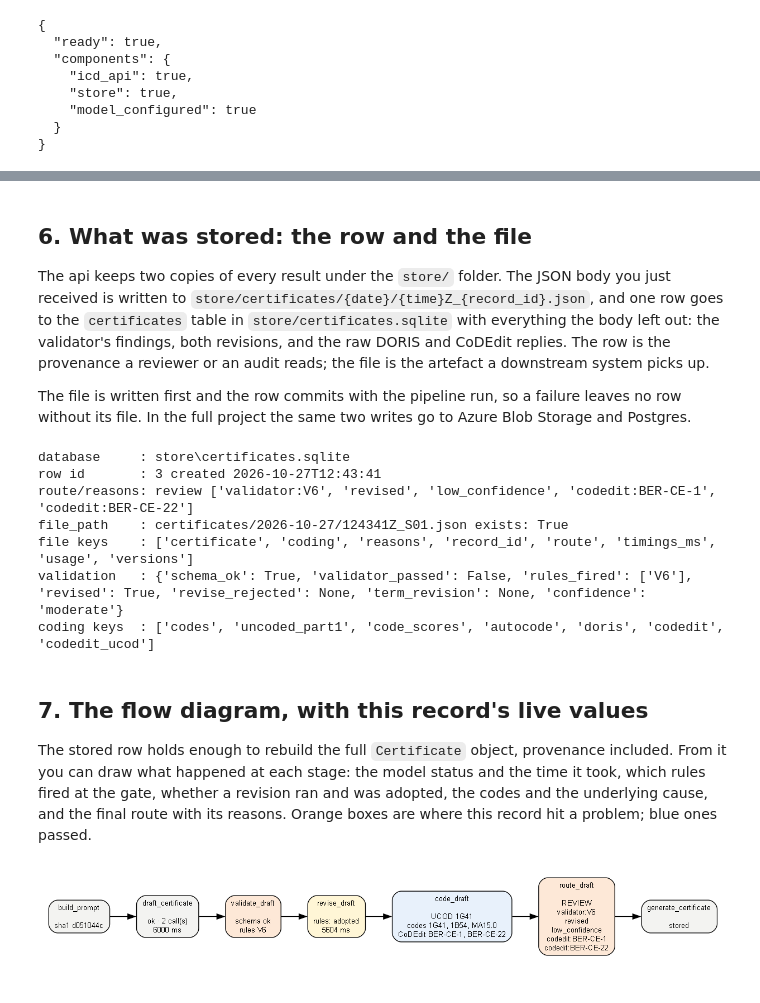
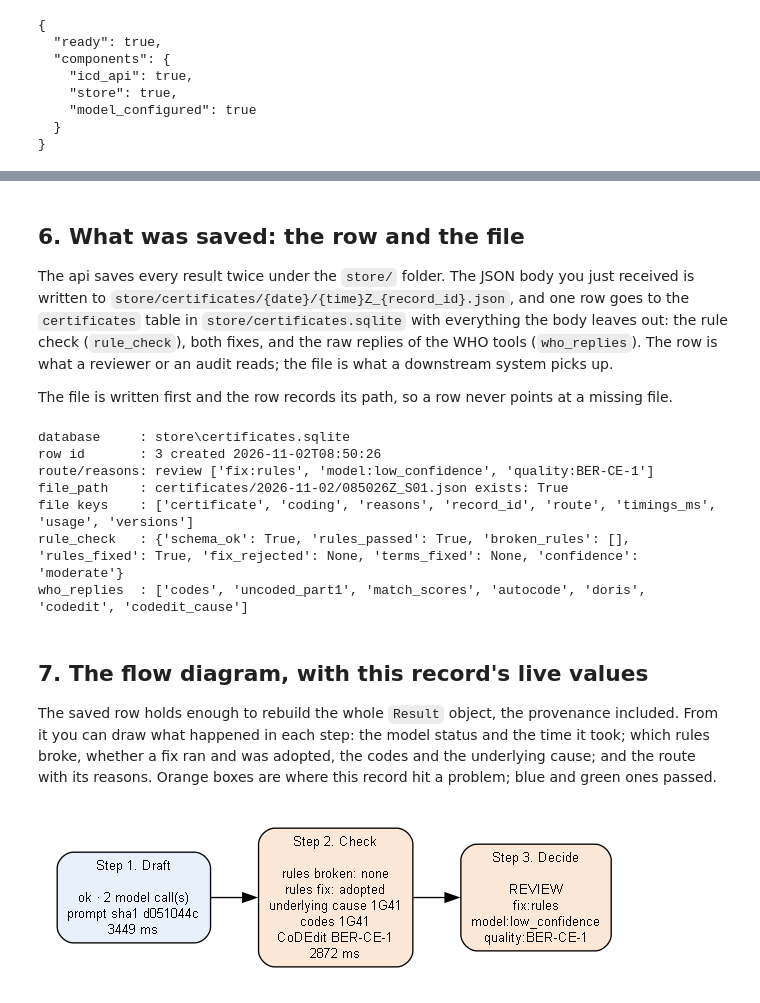
Before and after one commit to kevindoingstuff/autoMCCD-lite, a Jupyter notebook: notebooks/how-to-guide.ipynb, the cells around one changed output, grey strips where cells are left out. Drawn from its saved outputs; the diff is of its cells as text; code cells hidden in the pictures.

```diff
--- a/notebooks/how-to-guide.ipynb
+++ b/notebooks/how-to-guide.ipynb
@@ -163,59 +175,52 @@ highlight_spans(record, resp["certificate"])
 field: case_narrative
 A male aged 49 years was admitted to hospital with a history of fever, disorientation and drowsiness for the last 2 days. Focal neurological findings were identified on physical examination and a prov ...
 # %% [markdown]
-## 6. What was stored: the row and the file
+## 6. What was saved: the row and the file
 
-The api keeps two copies of every result under the `store/` folder. The JSON body you just received
-is written to `store/certificates/{date}/{time}Z_{record_id}.json`, and one row goes to the
-`certificates` table in `store/certificates.sqlite` with everything the body left out: the
-validator's findings, both revisions, and the raw DORIS and CoDEdit replies. The row is the
-provenance a reviewer or an audit reads; the file is the artefact a downstream system picks up.
+The api saves every result twice under the `store/` folder. The JSON body you just received is
+written to `store/certificates/{date}/{time}Z_{record_id}.json`, and one row goes to the
+`certificates` table in `store/certificates.sqlite` with everything the body leaves out: the rule
+check (`rule_check`), both fixes, and the raw replies of the WHO tools (`who_replies`). The row is
+what a reviewer or an audit reads; the file is what a downstream system picks up.
 
-The file is written first and the row commits with the pipeline run, so a failure leaves no row
-without its file. In the full project the same two writes go to Azure Blob Storage and Postgres.
+The file is written first and the row records its path, so a row never points at a missing file.
 # %%
-from sqlalchemy import select
-from automccd_lite.db import CertificateRow, db_path, session_scope
-from automccd_lite.storage import FileStorage
+from automccd_lite.store import db_path, latest_row, stored_file
 
-with session_scope() as s:
-    row = s.scalars(select(CertificateRow).where(CertificateRow.record_id == "S01")
-                    .order_by(CertificateRow.id.desc())).first()
-storage = FileStorage()
+row = latest_row("S01")
 print("database     :", db_path().relative_to(ROOT))
 print("row id       :", row.id, "created", row.created_at.isoformat(timespec="seconds"))
 print("route/reasons:", row.route, row.reasons)
-print("file_path    :", row.file_path, "exists:", storage.exists(row.file_path))
-print("file keys    :", sorted(storage.read(row.file_path)))
-print("validation   :", {k: row.validation[k] for k in ("schema_ok", "validator_passed", "rules_fired", "revised", "revise_rejected", "term_revision", "confidence")})
-print("coding keys  :", list((row.coding or {}).keys()))
+print("file_path    :", row.file_path, "exists:", stored_file(row.file_path).is_file())
+print("file keys    :", sorted(json.loads(stored_file(row.file_path).read_text(encoding="utf-8"))))
+print("rule_check   :", {k: row.rule_check[k] for k in ("schema_ok", "rules_passed", "broken_rules", "rules_fixed", "fix_rejected", "terms_fixed", "confidence")})
+print("who_replies  :", list((row.who_replies or {}).keys()))
 # %% [output]
 database     : store\certificates.sqlite
-row id       : 3 created 2026-10-27T12:43:41
-route/reasons: review ['validator:V6', 'revised', 'low_confidence', 'codedit:BER-CE-1', 'codedit:BER-CE-22']
-file_path    : certificates/2026-10-27/124341Z_S01.json exists: True
+row id       : 3 created 2026-11-02T08:50:26
+route/reasons: review ['fix:rules', 'model:low_confidence', 'quality:BER-CE-1']
+file_path    : certificates/2026-11-02/085026Z_S01.json exists: True
 file keys    : ['certificate', 'coding', 'reasons', 'record_id', 'route', 'timings_ms', 'usage', 'versions']
-validation   : {'schema_ok': True, 'validator_passed': False, 'rules_fired': ['V6'], 'revised': True, 'revise_rejected': None, 'term_revision': None, 'confidence': 'moderate'}
-coding keys  : ['codes', 'uncoded_part1', 'code_scores', 'autocode', 'doris', 'codedit', 'codedit_ucod']
+rule_check   : {'schema_ok': True, 'rules_passed': True, 'broken_rules': [], 'rules_fixed': True, 'fix_rejected': None, 'terms_fixed': None, 'confidence': 'moderate'}
+who_replies  : ['codes', 'uncoded_part1', 'match_scores', 'autocode', 'doris', 'codedit', 'codedit_cause']
 # %% [markdown]
 ## 7. The flow diagram, with this record's live values
 
-The stored row holds enough to rebuild the full `Certificate` object, provenance included. From it
-you can draw what happened at each stage: the model status and the time it took, which rules fired
-at the gate, whether a revision ran and was adopted, the codes and the underlying cause, and the
-final route with its reasons. Orange boxes are where this record hit a problem; blue ones passed.
+The saved row holds enough to rebuild the whole `Result` object, the provenance included. From it
+you can draw what happened in each step: the model status and the time it took; which rules broke,
+whether a fix ran and was adopted, the codes and the underlying cause; and the route with its
+reasons. Orange boxes are where this record hit a problem; blue and green ones passed.
 # %%
-from automccd_lite.models import Certificate, CodedDraft, CodingSummary, DraftValidation, Usage, Versions
-from automccd_lite.certificate import coding_summary
+from automccd_lite.models import Coding, CodingSummary, Result, RuleCheck, Usage, Versions
 
-coded = CodedDraft(**row.coding) if row.coding else None
-cert = Certificate(
+result = Result(
     record_id=row.record_id, route=row.route, reasons=row.reasons, certificate=row.certificate,
-    coding=coding_summary(coded), versions=Versions(**row.versions), usage=Usage(**row.usage),
-    timings_ms=row.timings_ms, draft_status=row.draft_status,
-    validation=DraftValidation(**row.validation) if row.validation else None, coded=coded, icd_error=row.icd_error,
+    coding=CodingSummary(**row.coding) if row.coding else None, versions=Versions(**row.versions),
+    usage=Usage(**row.usage), timings_ms=row.timings_ms, draft_status=row.draft_status,
+    rule_check=RuleCheck(**row.rule_check) if row.rule_check else None,
+    who_replies=Coding(**row.who_replies) if row.who_replies else None, icd_error=row.icd_error,
 )
-flow_diagram(cert)
+flow_diagram(result)
 # %% [output]
-[figure, old version]
+[figure, new version]
 # %% [markdown]
```
Also changed, not shown: parts of 19 cells of this notebook, 2 other files.
